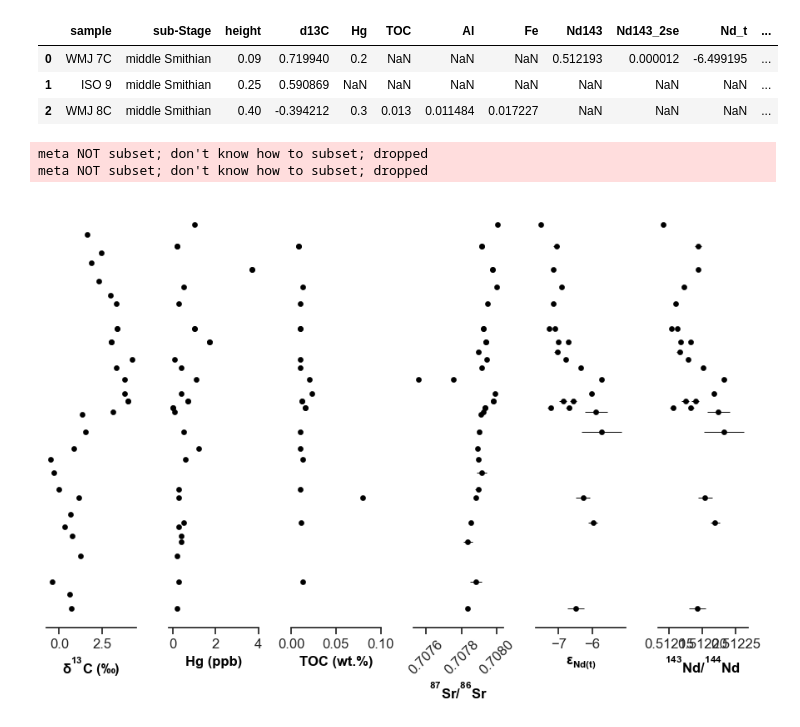
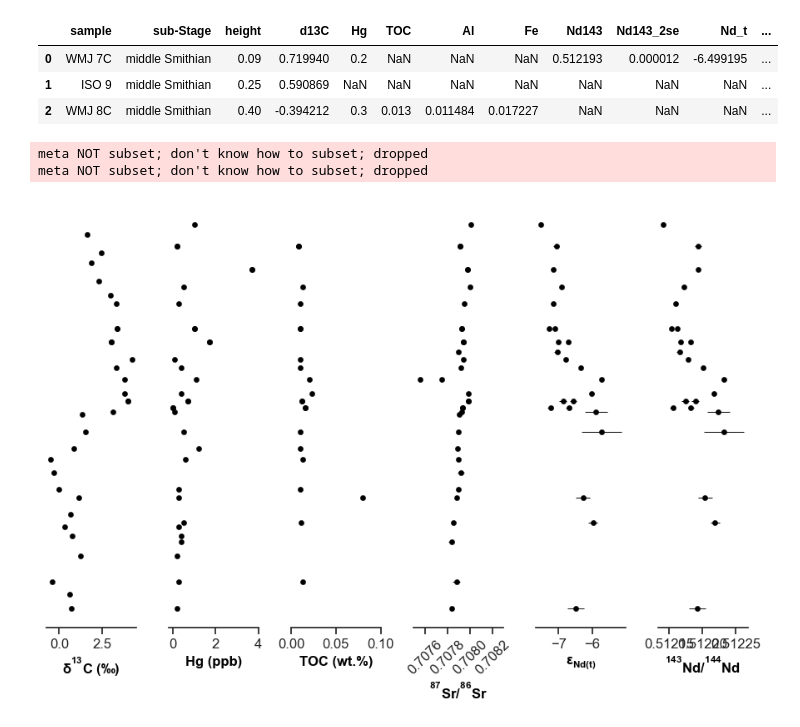
Before and after one commit to oluwaseun-edward/notebooks, a Jupyter notebook: WMJ.ipynb, the cells around one changed output. Saved outputs shown, nothing was run; the diff lists cells and outputs as text; code cells hidden in the pictures.

Commit message:
Adjusted the axis limits for WMJ and JA Sr isotope plots.

```diff
--- a/WMJ.ipynb
+++ b/WMJ.ipynb
@@ -50,32 +50,33 @@ err = ["Sr_2se", "Nd_2se", "Nd143_2se"]
 err_subs = [Sr, Nd, Nd143]
 ax_2 = [ax3, ax4, ax5]
 # make the subplots using a for loop.
 for ix, sub in enumerate(subs):
     sns.scatterplot(data=wm, x=wm[sub], y=height, ax=ax[ix],
                     color='black', legend=False, edgecolor='black',
                     s=20,
                     )
     ax[ix].tick_params(labelsize=12)
     ax[ix].set_xlabel(xlabels[ix], fontsize=12, c="black", fontweight="bold")
 # ax2.set_xticks([0, .1, .2])
 ax1.set_xticks([0, 2, 4])
 ax2.set_xticks([0, .05, .1])
-ax3.set_xticks([0.7076, 0.7078, 0.7080])
+ax3.set_xticks([0.7076, 0.7078, 0.7080, 0.7082])
+ax3.set_xlim(0.7075, 0.70829)
 # ax4.set_xticks([-8, -7, -6])
 
 
 # change orientation of the x-axis labels on the Sr isotope plot
 for tick in ax3.get_xticklabels():
     tick.set_rotation(45)
 
 # ax3.set_xticklabels(ax.get_xticks(), rotation=50)
 # add error bars to Nd and Sr-isotope subplots
 for ix, sub in enumerate(err):
     ax_2[ix].errorbar(xerr=wm[sub], y=height,x=err_subs[ix], ecolor="black", color="black",
              linestyle='none', elinewidth=0.7, capthick=0.5, mec='black')
 
 plt.savefig("../plots/WMJ_all.pdf", dpi=600)
 # %% [output]
 meta NOT subset; don't know how to subset; dropped
 meta NOT subset; don't know how to subset; dropped
-[figure, old version]
+[figure, new version]
```
Also changed, not shown: 1 other file.
